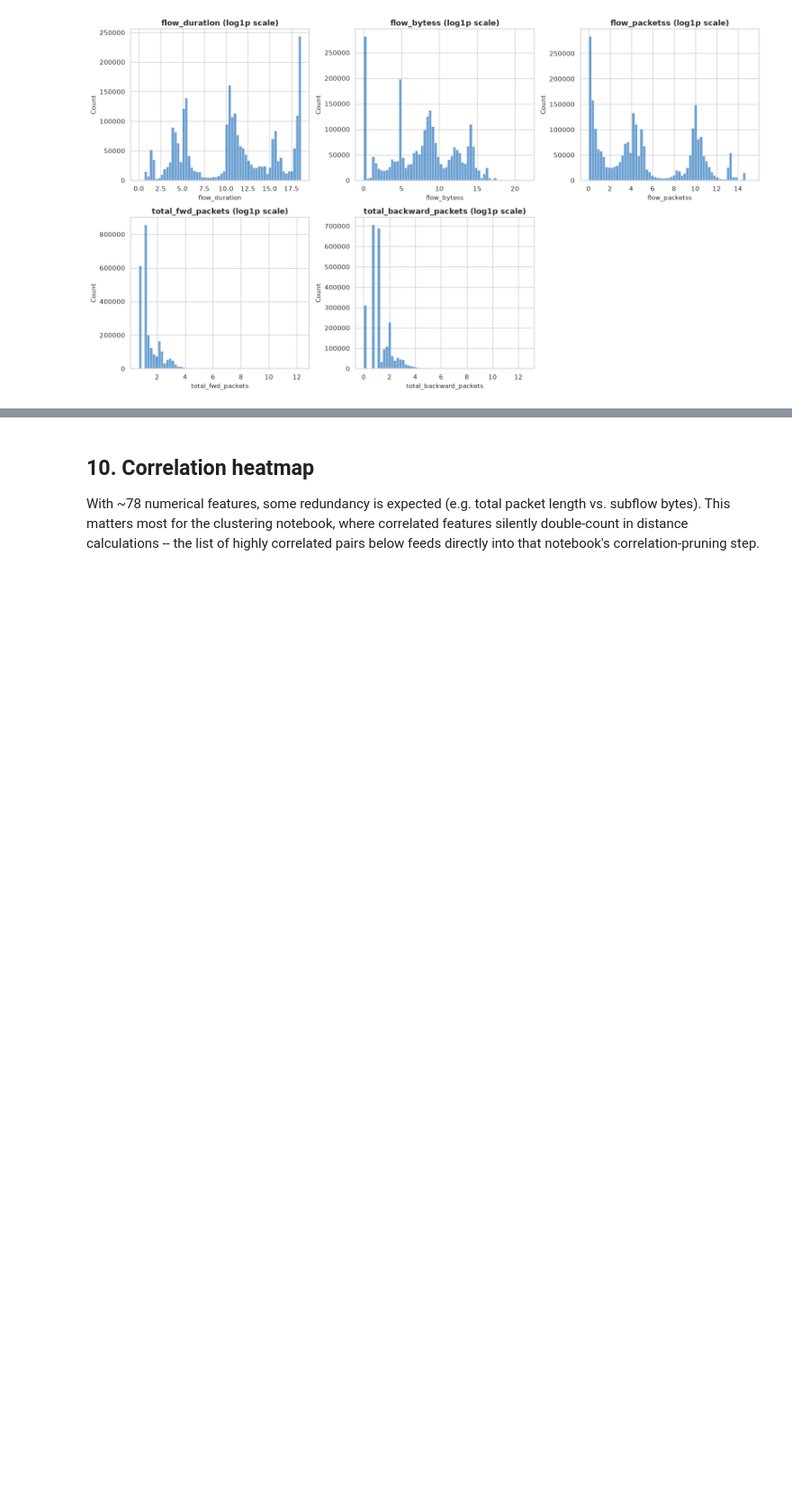
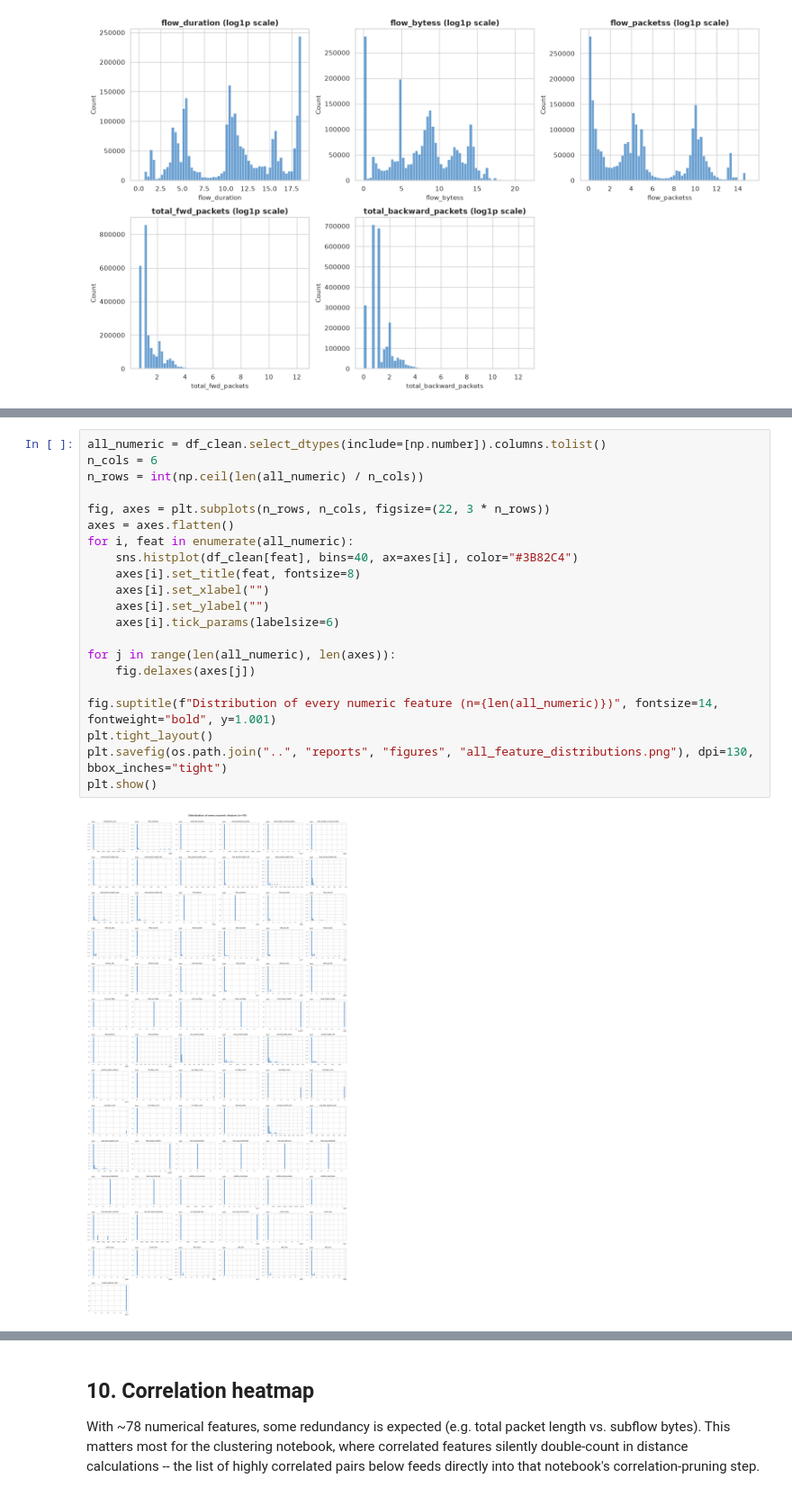
Before and after one commit to Nuraxx/CyberSentinel-SIEM, a Jupyter notebook: notebooks/01_EDA.ipynb, the cells around one changed output, grey strips where cells are left out. Shown at 90% size. Cells and saved outputs as stored; diff of their text form; blank space fills up the shorter version.

```diff
--- a/notebooks/01_EDA.ipynb
+++ b/notebooks/01_EDA.ipynb
@@ -237,0 +362,23 @@ plt.show()
+# %%
+all_numeric = df_clean.select_dtypes(include=[np.number]).columns.tolist()
+n_cols = 6
+n_rows = int(np.ceil(len(all_numeric) / n_cols))
+
+fig, axes = plt.subplots(n_rows, n_cols, figsize=(22, 3 * n_rows))
+axes = axes.flatten()
+for i, feat in enumerate(all_numeric):
+    sns.histplot(df_clean[feat], bins=40, ax=axes[i], color="#3B82C4")
+    axes[i].set_title(feat, fontsize=8)
+    axes[i].set_xlabel("")
+    axes[i].set_ylabel("")
+    axes[i].tick_params(labelsize=6)
+
+for j in range(len(all_numeric), len(axes)):
+    fig.delaxes(axes[j])
+
+fig.suptitle(f"Distribution of every numeric feature (n={len(all_numeric)})", fontsize=14, fontweight="bold", y=1.001)
+plt.tight_layout()
+plt.savefig(os.path.join("..", "reports", "figures", "all_feature_distributions.png"), dpi=130, bbox_inches="tight")
+plt.show()
+# %% [output]
+[figure, added]
```
Also changed, not shown: parts of 19 cells of this notebook, 5 other files.
